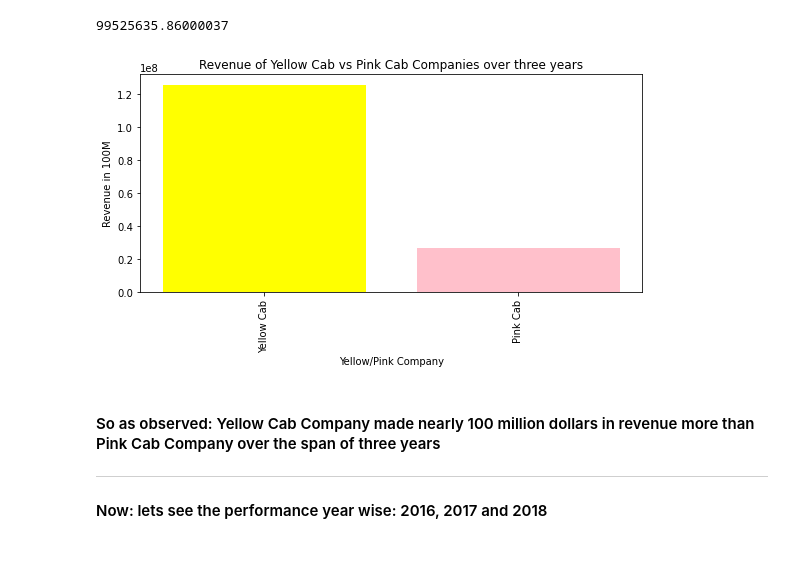
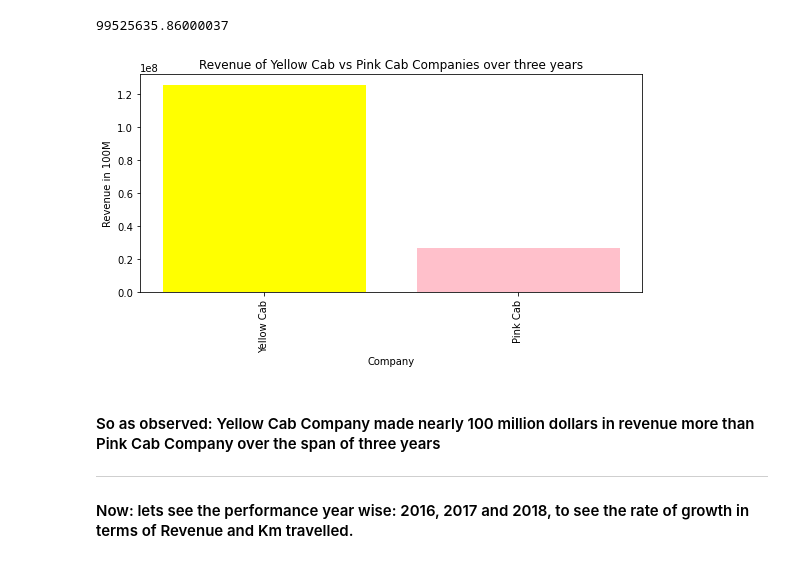
Before and after one commit to Ehab42/G2M-insight-for-Cab-Investment-firm, a Jupyter notebook: cab_data_EDA.ipynb, the cells around one changed output. Drawn from its saved outputs; the diff is of its cells as text; code cells hidden in the pictures.

```diff
--- a/cab_data_EDA.ipynb
+++ b/cab_data_EDA.ipynb
@@ -150,21 +150,21 @@ cab_data_grouped.iloc[1]['Price Charged'] - cab_data_grouped.iloc[0]['Price Char
 # %%
 # difference in revenue visualized
 plt.figure(figsize=(9, 4))
 plt.bar(data=cab_data_grouped, x='Company', height='Price Charged', color=['Pink', 'Yellow'])
 plt.xticks(rotation = 90)
 plt.title("Revenue of Yellow Cab vs Pink Cab Companies over three years")
-plt.xlabel("Yellow/Pink Company")
+plt.xlabel("Company")
 plt.ylabel("Revenue in 100M")
 plt.gca().invert_xaxis()
 plt.show();
 # %% [output]
-[figure, old version]
+[figure, new version]
 # %%
 cab_data_grouped.reset_index(inplace=True)
 # %% [markdown]
 #### So as observed: Yellow Cab Company made nearly 100 million dollars in revenue more than Pink Cab Company over the span of three years
 ---
 
-#### Now: lets see the performance year wise: 2016, 2017 and 2018
+#### Now: lets see the performance year wise: 2016, 2017 and 2018, to see the rate of growth in terms of Revenue and Km travelled.
 # %%
 # Group the data by each company and year
```
Also changed, not shown: parts of 18 cells of this notebook.
